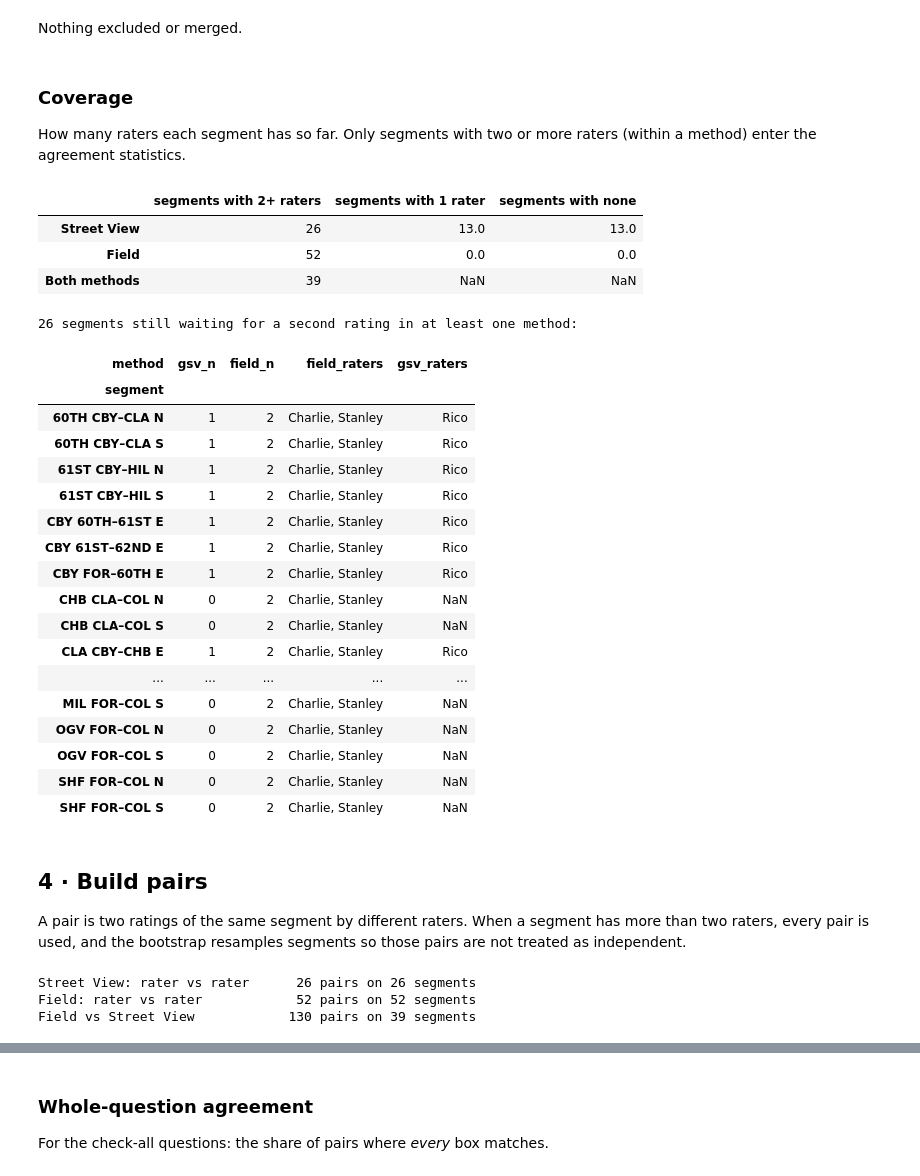
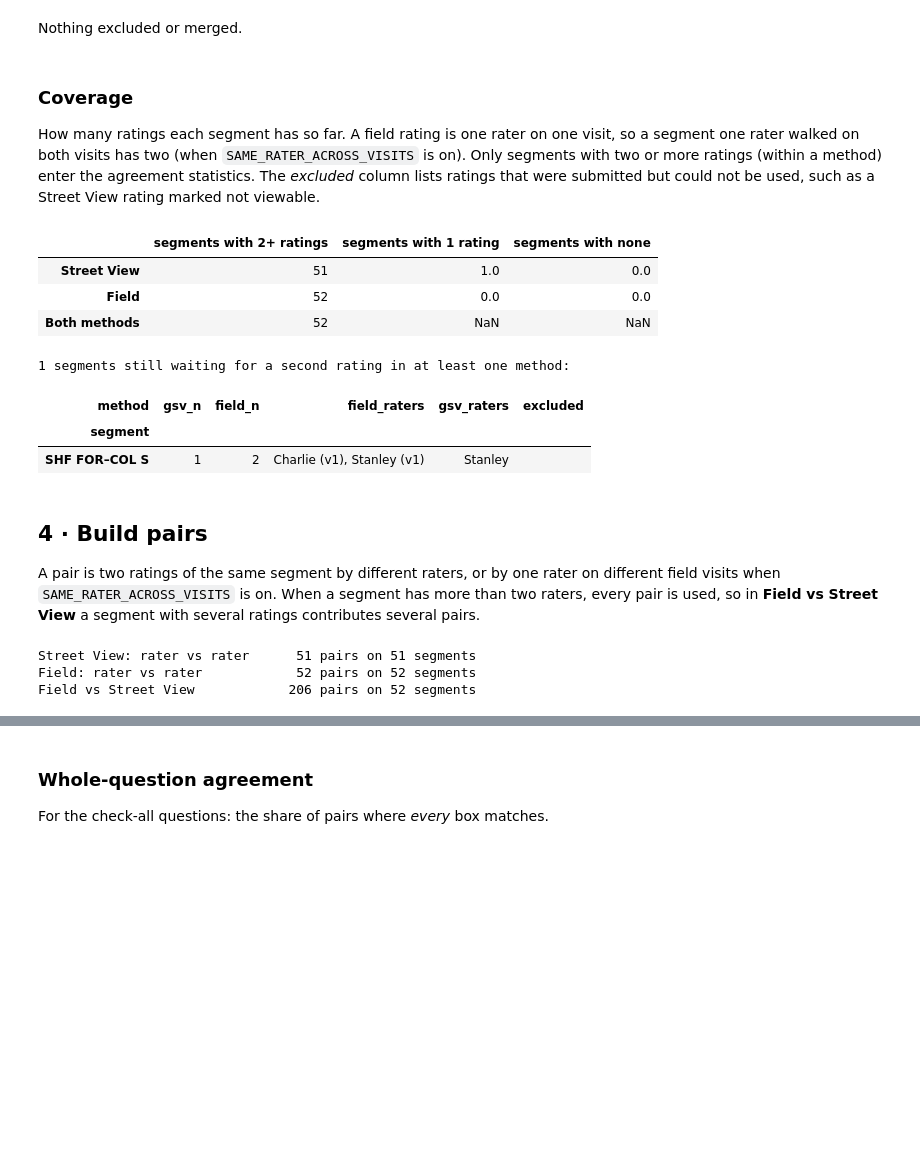
Before and after one commit to clodagh-walsh/290_audit, a Jupyter notebook: rater_agreement.ipynb, the cells around one changed output, grey strips where cells are left out. Cells and saved outputs as stored; diff of their text form; code cells hidden in the pictures; blank space fills up the shorter version.

```diff
--- a/rater_agreement.ipynb
+++ b/rater_agreement.ipynb
@@ -37,7 +45,9 @@ TABS = {   # tab ids (the gid=... number in the sheet's address bar when that ta
     "Chinatown": {"gsv": ["1174797972"],                 # "Chinatown GSV entries"
                   "field": ["1352016008", "91276802"]},  # "Chinatown Field 1", "Chinatown Field 2"
 }
-VISIT_FOR_TAB = {"1352016008": 1, "91276802": 2}   # for tabs that have no visit column
+# Visit number for each field tab. This overrides the sheet's own visit column, which reads 1
+# on every row of "Chinatown Field 2".
+VISIT_FOR_TAB = {"1352016008": 1, "91276802": 2}
 
 # Offline: a folder holding each tab as <gid>.csv. Leave as None to read the live sheet.
 CSV_DIR = os.environ.get("PEDS_CSV_DIR") or None
@@ -45,12 +55,13 @@ CSV_DIR = os.environ.get("PEDS_CSV_DIR") or None
 # Which field ratings count as a pair: "any" (default), "same_visit" (raters who walked together)
 # or "across_visits" (visit 1 vs visit 2, as in Chinatown).
 FIELD_PAIRING = "any"
+# Count one rater's visit-1 and visit-2 ratings of a segment as a field pair (e.g. Chinatown FRK St,
+# walked by one rater on both visits). Set False to keep field pairs strictly between different raters.
+SAME_RATER_ACROSS_VISITS = True
 
 # Names are matched on the first word ("Michael Huang" = "Michael"). Add exceptions here.
 RATER_ALIASES = {}   # e.g. {"Mike": "Michael"}
 
-N_BOOT = 2000        # bootstrap resamples for the 95% intervals (set 0 to skip)
-SEED = 290
 EXPORT_XLSX = f"{AREA}_rater_agreement.xlsx"
 # %% [markdown]
 ## 2 · Codebook and area rules
@@ -151,7 +162,7 @@ def clean(df, method):
     df["rater_id"] = first.map(lambda r: RATER_ALIASES.get(r, r))
     if method == "field":
         v = pd.to_numeric(df["visit"], errors="coerce") if "visit" in df else pd.Series(np.nan, index=df.index)
-        df["visit"] = v.fillna(df["tab"].map(VISIT_FOR_TAB)).fillna(1).astype(int)
+        df["visit"] = df["tab"].map(VISIT_FOR_TAB).fillna(v).fillna(1).astype(int)
     else:
         df["visit"] = 0
     for c in ALL:
@@ -266,47 +277,40 @@ No invalid codes or contradictions found.
 Nothing excluded or merged.
 # %% [markdown]
 ### Coverage
-How many raters each segment has so far. Only segments with two or more raters (within a method) enter the agreement statistics.
+How many ratings each segment has so far. A field rating is one rater on one visit, so a segment one rater walked on both visits has two (when `SAME_RATER_ACROSS_VISITS` is on). Only segments with two or more ratings (within a method) enter the agreement statistics. The *excluded* column lists ratings that were submitted but could not be used, such as a Street View rating marked not viewable.
 # %%
-cov = ratings.pivot_table(index="segment", columns="method", values="rater_id", aggfunc=lambda s: ", ".join(sorted(s)))
-cnt = ratings.groupby(["segment", "method"]).size().unstack().reindex(columns=["gsv", "field"]).fillna(0).astype(int)
+lab = ratings.assign(who=np.where(ratings.method == "field",
+                                   ratings.rater_id + " (v" + ratings.visit.astype(str) + ")", ratings.rater_id))
+if not SAME_RATER_ACROSS_VISITS:   # then a rater's second visit adds no pair, so count raters, not ratings
+    lab = lab.drop_duplicates(["segment", "method", "rater_id"])
+cov = lab.pivot_table(index="segment", columns="method", values="who", aggfunc=lambda s: ", ".join(sorted(s)))
+cnt = lab.groupby(["segment", "method"]).size().unstack().reindex(columns=["gsv", "field"]).fillna(0).astype(int)
 cov = cnt.join(cov, rsuffix="_raters").rename(columns={"gsv": "gsv_n", "field": "field_n"})
+# ratings that were submitted but left out (not viewable, blank, placeholder), so a missing rater is explained
+exc = log[~log.action.str.startswith(("duplicate", "halves", "segment not in"))].assign(segment=lambda d: d.seg_code.map(final_code))
+exc = exc.assign(why=exc.method.str.replace("gsv", "GSV").str.replace("field", "field") + " " + exc.rater + ": " + exc.action)
+cov["excluded"] = exc.groupby("segment")["why"].agg("; ".join).reindex(cov.index).fillna("")
 summary = pd.DataFrame({
-    "segments with 2+ raters": [(cnt.gsv >= 2).sum(), (cnt.field >= 2).sum(), ((cnt.gsv >= 1) & (cnt.field >= 1)).sum()],
-    "segments with 1 rater":   [(cnt.gsv == 1).sum(), (cnt.field == 1).sum(), np.nan],
+    "segments with 2+ ratings": [(cnt.gsv >= 2).sum(), (cnt.field >= 2).sum(), ((cnt.gsv >= 1) & (cnt.field >= 1)).sum()],
+    "segments with 1 rating":   [(cnt.gsv == 1).sum(), (cnt.field == 1).sum(), np.nan],
     "segments with none":      [(cnt.gsv == 0).sum(), (cnt.field == 0).sum(), np.nan]},
     index=["Street View", "Field", "Both methods"])
 display(summary)
 waiting = cov[(cov.gsv_n < 2) | (cov.field_n < 2)]
 print(f"{len(waiting)} segments still waiting for a second rating in at least one method:")
 display(waiting)
 # %% [output]
-|  | segments with 2+ raters | segments with 1 rater | segments with none |
-| Street View | 26 | 13.0 | 13.0 |
+|  | segments with 2+ ratings | segments with 1 rating | segments with none |
+| Street View | 51 | 1.0 | 0.0 |
 | Field | 52 | 0.0 | 0.0 |
-| Both methods | 39 | NaN | NaN |
+| Both methods | 52 | NaN | NaN |
-26 segments still waiting for a second rating in at least one method:
+1 segments still waiting for a second rating in at least one method:
-| method | gsv_n | field_n | field_raters | gsv_raters |
-| segment |  |  |  |  |
-| 60TH CBY–CLA N | 1 | 2 | Charlie, Stanley | Rico |
-| 60TH CBY–CLA S | 1 | 2 | Charlie, Stanley | Rico |
-| 61ST CBY–HIL N | 1 | 2 | Charlie, Stanley | Rico |
-| 61ST CBY–HIL S | 1 | 2 | Charlie, Stanley | Rico |
-| CBY 60TH–61ST E | 1 | 2 | Charlie, Stanley | Rico |
-| CBY 61ST–62ND E | 1 | 2 | Charlie, Stanley | Rico |
-| CBY FOR–60TH E | 1 | 2 | Charlie, Stanley | Rico |
-| CHB CLA–COL N | 0 | 2 | Charlie, Stanley | NaN |
-| CHB CLA–COL S | 0 | 2 | Charlie, Stanley | NaN |
-| CLA CBY–CHB E | 1 | 2 | Charlie, Stanley | Rico |
-| ... | ... | ... | ... | ... |
-| MIL FOR–COL S | 0 | 2 | Charlie, Stanley | NaN |
-| OGV FOR–COL N | 0 | 2 | Charlie, Stanley | NaN |
-| OGV FOR–COL S | 0 | 2 | Charlie, Stanley | NaN |
-| SHF FOR–COL N | 0 | 2 | Charlie, Stanley | NaN |
-| SHF FOR–COL S | 0 | 2 | Charlie, Stanley | NaN |
+| method | gsv_n | field_n | field_raters | gsv_raters | excluded |
+| segment |  |  |  |  |  |
+| SHF FOR–COL S | 1 | 2 | Charlie (v1), Stanley (v1) | Stanley |  |
 # %% [markdown]
 ## 4 · Build pairs
-A pair is two ratings of the same segment by different raters. When a segment has more than two raters, every pair is used, and the bootstrap resamples segments so those pairs are not treated as independent.
+A pair is two ratings of the same segment by different raters, or by one rater on different field visits when `SAME_RATER_ACROSS_VISITS` is on. When a segment has more than two raters, every pair is used, so in **Field vs Street View** a segment with several ratings contributes several pairs.
 # %%
 def pairs_within(method, how="any"):
     rows = []
@@ -314,7 +318,8 @@ def pairs_within(method, how="any"):
     for seg, g in sub.groupby("segment"):
         recs = g.sort_values(["visit", "rater_id"]).to_dict("records")
         for a, b in itertools.combinations(recs, 2):
-            if a["rater_id"] == b["rater_id"]: continue
+            if a["rater_id"] == b["rater_id"] and not (SAME_RATER_ACROSS_VISITS and a["visit"] != b["visit"]):
+                continue
             if how == "same_visit" and a["visit"] != b["visit"]: continue
             if how == "across_visits" and a["visit"] == b["visit"]: continue
             rows.append((seg, a, b))
@@ -343,9 +348,9 @@ COMPARISONS = {
 for k, p in COMPARISONS.items():
     print(f"{k:30s} {len(p):4d} pairs on {p.segment.nunique() if len(p) else 0} segments")
 # %% [output]
-Street View: rater vs rater      26 pairs on 26 segments
+Street View: rater vs rater      51 pairs on 51 segments
 Field: rater vs rater            52 pairs on 52 segments
-Field vs Street View            130 pairs on 39 segments
+Field vs Street View            206 pairs on 52 segments
 # %% [markdown]
 ## 5 · Agreement statistics
 
```
Also changed, not shown: parts of 19 cells of this notebook, 8 other files.
